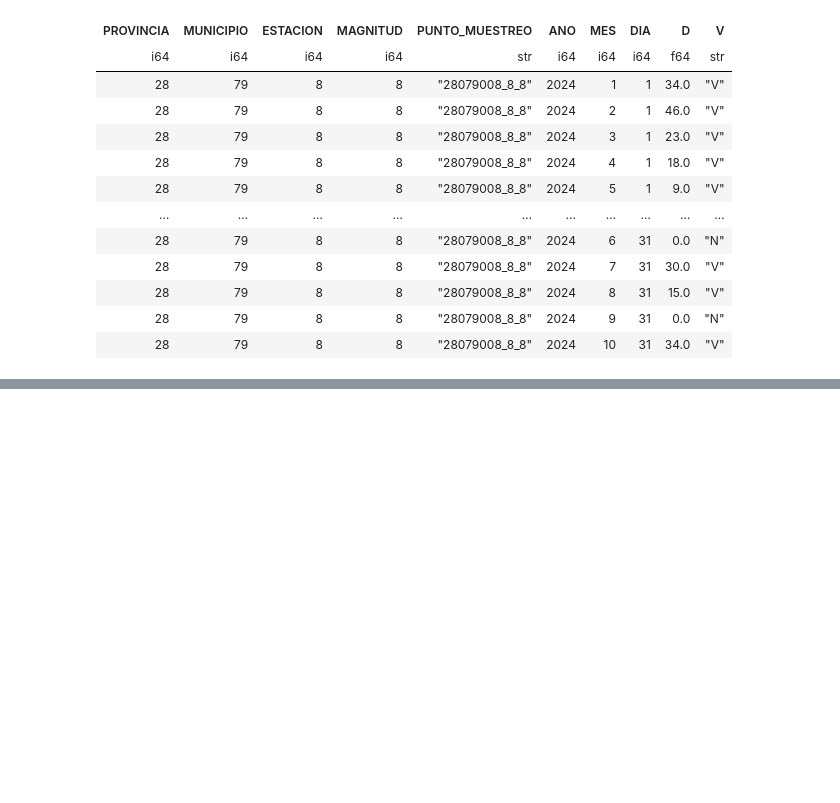
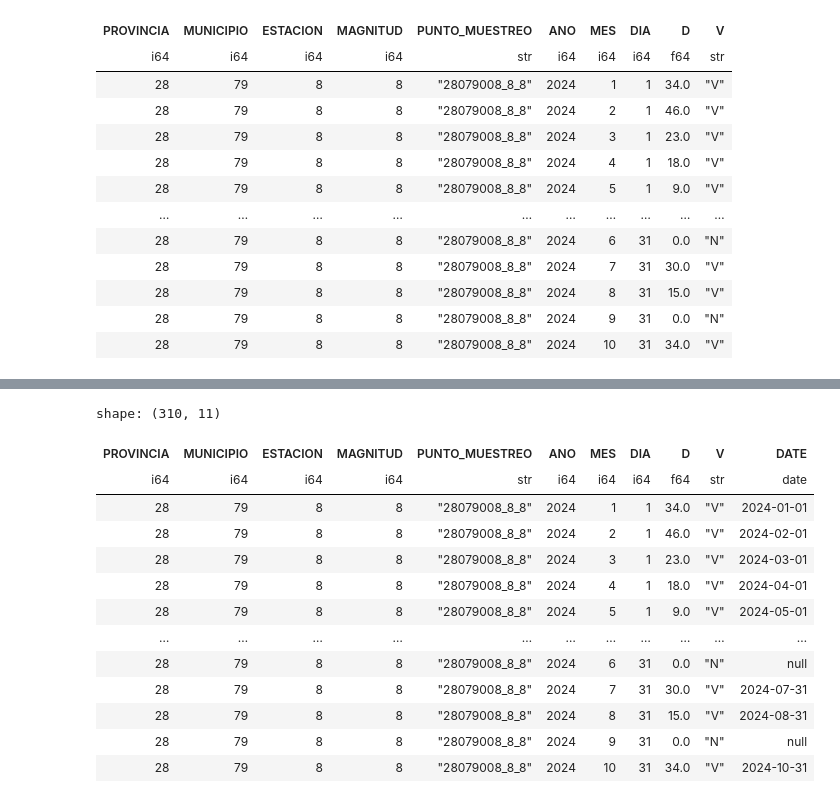
Before and after one commit to jcaubin/codespaces-jupyter_dam_01, a Jupyter notebook: notebooks/calair02.ipynb, the cells around one changed output, grey strips where cells are left out. Cells and saved outputs as stored; diff of their text form; code cells hidden in the pictures; blank space fills up the shorter version.

```diff
--- a/notebooks/calair02.ipynb
+++ b/notebooks/calair02.ipynb
@@ -142,3 +142,22 @@ dfp5.hvplot.line(x="DIA", y ="D")
 dfp5.filter((pl.col.D > 0) , (pl.col.MES==10)).hvplot.line(x="DIA", y ="D")
 # %% [output]
 [interactive output not drawn]
+# %%
+from datetime import date
+dfp6 = dfp5.with_columns( (pl.date(pl.col('ANO'),pl.col('MES'),pl.col('DIA') )).alias('DATE'))
+dfp6
+# %% [output]
+shape: (310, 11)
+| PROVINCIA | MUNICIPIO | ESTACION | MAGNITUD | PUNTO_MUESTREO | ANO | MES | DIA | D | V | DATE |
+| i64 | i64 | i64 | i64 | str | i64 | i64 | i64 | f64 | str | date |
+| 28 | 79 | 8 | 8 | "28079008_8_8" | 2024 | 1 | 1 | 34.0 | "V" | 2024-01-01 |
+| 28 | 79 | 8 | 8 | "28079008_8_8" | 2024 | 2 | 1 | 46.0 | "V" | 2024-02-01 |
+| 28 | 79 | 8 | 8 | "28079008_8_8" | 2024 | 3 | 1 | 23.0 | "V" | 2024-03-01 |
+| 28 | 79 | 8 | 8 | "28079008_8_8" | 2024 | 4 | 1 | 18.0 | "V" | 2024-04-01 |
+| 28 | 79 | 8 | 8 | "28079008_8_8" | 2024 | 5 | 1 | 9.0 | "V" | 2024-05-01 |
+| … | … | … | … | … | … | … | … | … | … | … |
+| 28 | 79 | 8 | 8 | "28079008_8_8" | 2024 | 6 | 31 | 0.0 | "N" | null |
+| 28 | 79 | 8 | 8 | "28079008_8_8" | 2024 | 7 | 31 | 30.0 | "V" | 2024-07-31 |
+| 28 | 79 | 8 | 8 | "28079008_8_8" | 2024 | 8 | 31 | 15.0 | "V" | 2024-08-31 |
+| 28 | 79 | 8 | 8 | "28079008_8_8" | 2024 | 9 | 31 | 0.0 | "N" | null |
+| 28 | 79 | 8 | 8 | "28079008_8_8" | 2024 | 10 | 31 | 34.0 | "V" | 2024-10-31 |
```
Also changed, not shown: parts of 1 cell of this notebook.
